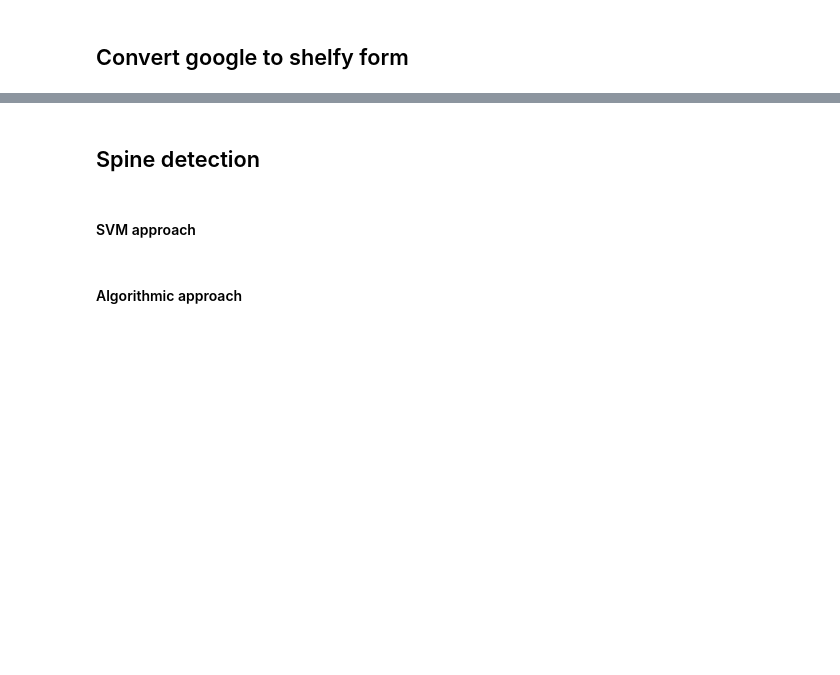
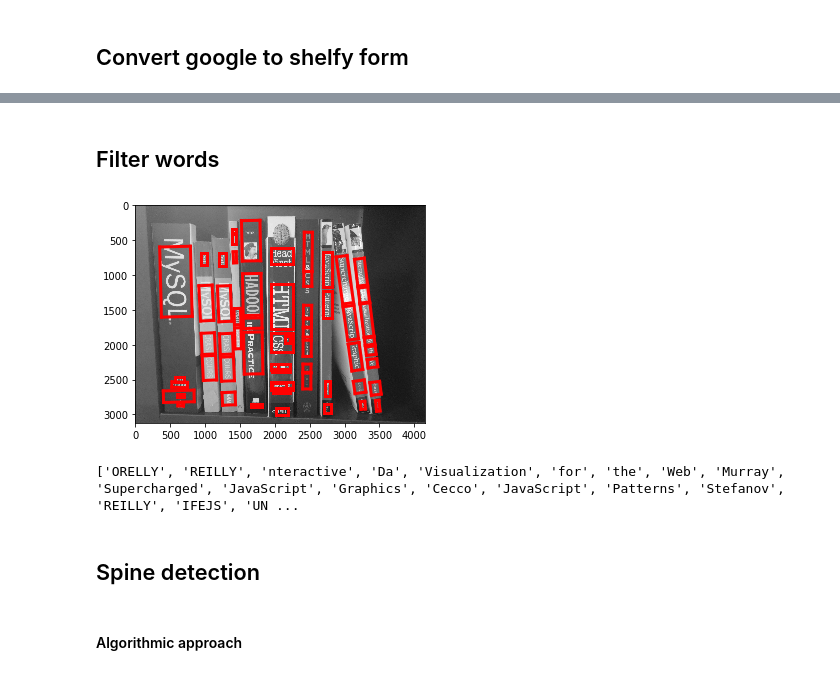
Before and after one commit to tphinkle/shelfie, a Jupyter notebook: notebooks/book-detection.ipynb, the cells around one changed output, grey strips where cells are left out. Saved outputs shown, nothing was run; the diff lists cells and outputs as text; code cells hidden in the pictures; blank space fills up the shorter version.

```diff
--- a/notebooks/book-detection.ipynb
+++ b/notebooks/book-detection.ipynb
@@ -82,6 +106,9 @@ MemoryError:
 # %%
 # Loads the image into memory
-with io.open(file_path, 'rb') as image_file:
+
+#img_file = 'proc_img.jpg'
+img_file = file_path
+with io.open(img_file, 'rb') as image_file:
     content = image_file.read()
 img_bin = types.Image(content=content)
 # %% [markdown]
@@ -304,4 +353,18 @@ PlotAnnotatedImage_Words(img, words)
+# %% [markdown]
+## Filter words
+# %%
+def word_filter(word):
+    # Length based filtering
+    length_filter = len(word.string) > 1
+
+    return length_filter
+
+words = [word for word in words if word_filter(word)]
+# %%
+PlotAnnotatedImage_Words(img, words)
+print([word.string for word in words])
+# %% [output]
+[figure, added]
+['ORELLY', 'REILLY', 'nteractive', 'Da', 'Visualization', 'for', 'the', 'Web', 'Murray', 'Supercharged', 'JavaScript', 'Graphics', 'Cecco', 'JavaScript', 'Patterns', 'Stefanov', 'REILLY', 'IFEJS', 'UN ...
 # %% [markdown]
 ## Spine detection
-# %% [markdown]
-#### SVM approach
```
Also changed, not shown: parts of 14 cells of this notebook, 4 other files.
